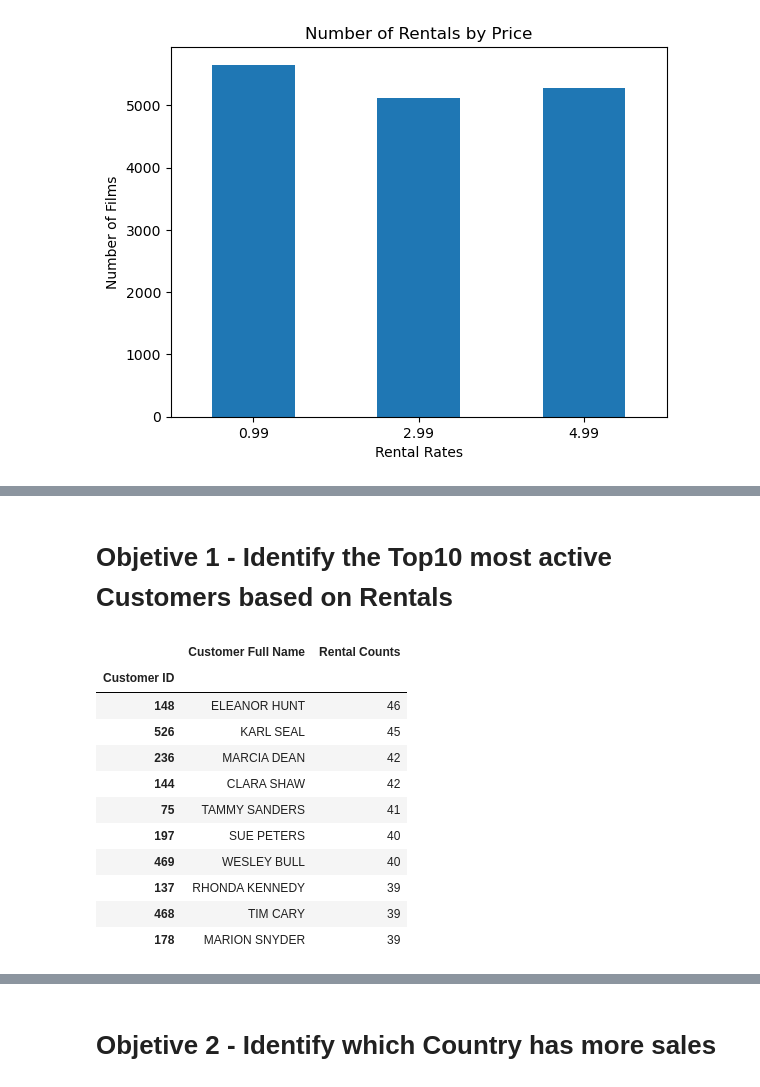
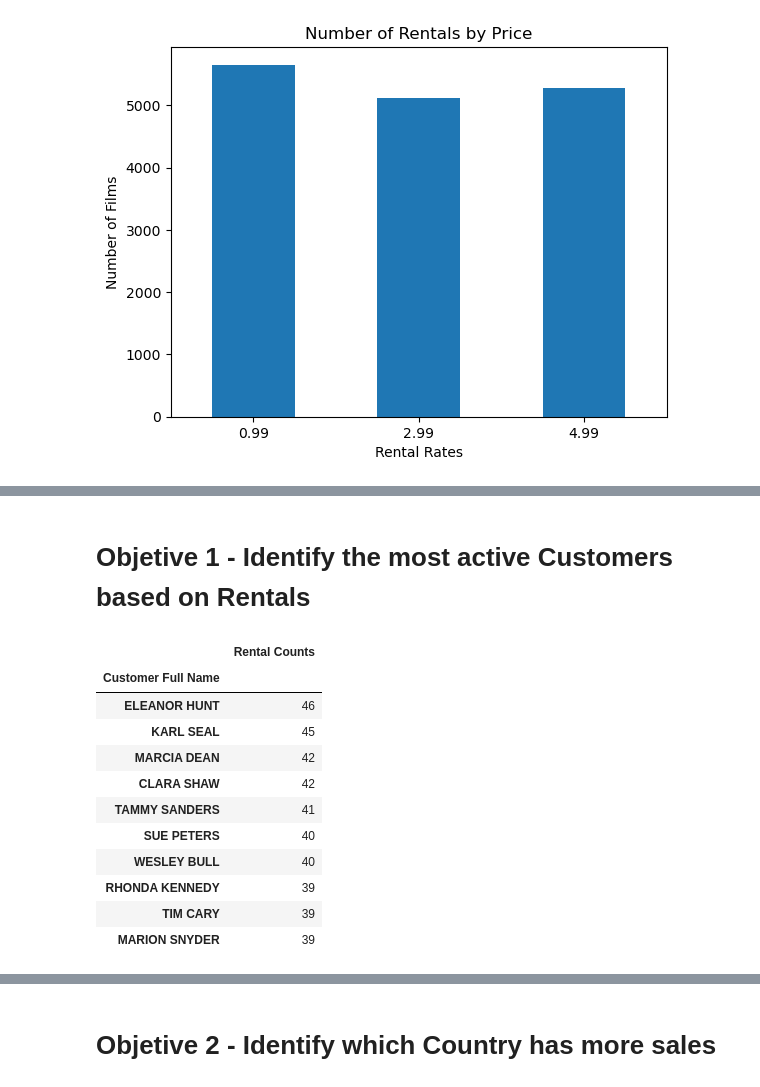
Before and after one commit to luipmesquita/Main-Project-of-Data-Analysis, a Jupyter notebook: scripts/sakila-InProgress.ipynb, the cells around one changed output, grey strips where cells are left out. Saved outputs shown, nothing was run; the diff lists cells and outputs as text; code cells hidden in the pictures.

```diff
--- a/scripts/sakila-InProgress.ipynb
+++ b/scripts/sakila-InProgress.ipynb
@@ -276,25 +257,25 @@ Name: count, dtype: int64
 # %% [markdown]
-# Objetive 1 - Identify the Top10 most active Customers based on Rentals
+# Objetive 1 - Identify the most active Customers based on Rentals
 # %%
 Top = 10
 
-Data = {'Customer ID':        df['Customer_ID'].value_counts().head(Top).index,
+Data = {
         'Customer Full Name': df['Customer_Full_Name'].value_counts().head(Top).index,
         'Rental Counts':      df['Customer_Full_Name'].value_counts().head(Top).values}
 
 TopCustomersDP = pd.DataFrame(Data)
-TopCustomersDP.set_index('Customer ID', inplace = True)
+TopCustomersDP.set_index('Customer Full Name', inplace = True)
 TopCustomersDP
 # %% [output]
-|  | Customer Full Name | Rental Counts |
-| Customer ID |  |  |
-| 148 | ELEANOR HUNT | 46 |
-| 526 | KARL SEAL | 45 |
-| 236 | MARCIA DEAN | 42 |
-| 144 | CLARA SHAW | 42 |
-| 75 | TAMMY SANDERS | 41 |
-| 197 | SUE PETERS | 40 |
-| 469 | WESLEY BULL | 40 |
-| 137 | RHONDA KENNEDY | 39 |
-| 468 | TIM CARY | 39 |
-| 178 | MARION SNYDER | 39 |
+|  | Rental Counts |
+| Customer Full Name |  |
+| ELEANOR HUNT | 46 |
+| KARL SEAL | 45 |
+| MARCIA DEAN | 42 |
+| CLARA SHAW | 42 |
+| TAMMY SANDERS | 41 |
+| SUE PETERS | 40 |
+| WESLEY BULL | 40 |
+| RHONDA KENNEDY | 39 |
+| TIM CARY | 39 |
+| MARION SNYDER | 39 |
```
Also changed, not shown: parts of 18 cells of this notebook.
